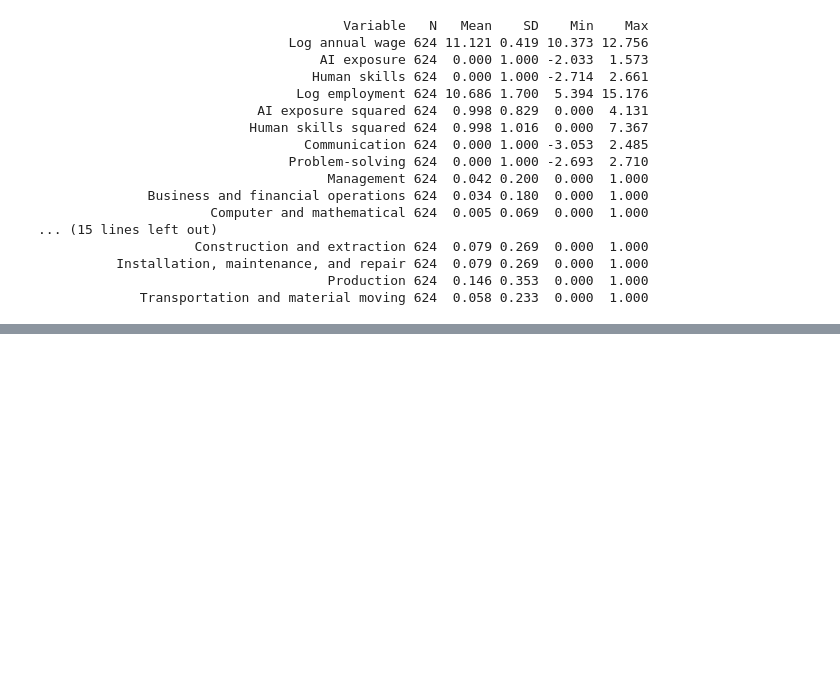
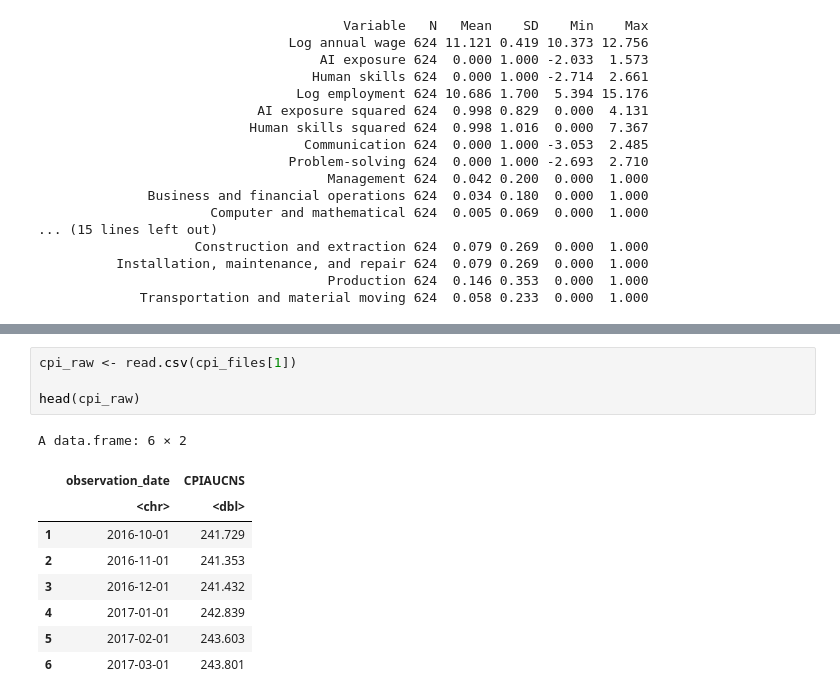
Before and after one commit to hannahgtsui/Project-Econ-326, a Jupyter notebook: Econ 326 Project.ipynb, the cells around one changed output, grey strips where cells are left out. Drawn from its saved outputs; the diff is of its cells as text; blank space fills up the shorter version.

```diff
--- a/Econ 326 Project.ipynb
+++ b/Econ 326 Project.ipynb
@@ -820,0 +895,14 @@ print(summary_display, row.names = FALSE)
+# %%
+cpi_raw <- read.csv(cpi_files[1])
+
+head(cpi_raw)
+# %% [output]
+A data.frame: 6 × 2
+|  | observation_date | CPIAUCNS |
+|  | <chr> | <dbl> |
+| 1 | 2016-10-01 | 241.729 |
+| 2 | 2016-11-01 | 241.353 |
+| 3 | 2016-12-01 | 241.432 |
+| 4 | 2017-01-01 | 242.839 |
+| 5 | 2017-02-01 | 243.603 |
+| 6 | 2017-03-01 | 243.801 |
```
Also changed, not shown: parts of 16 cells of this notebook.
